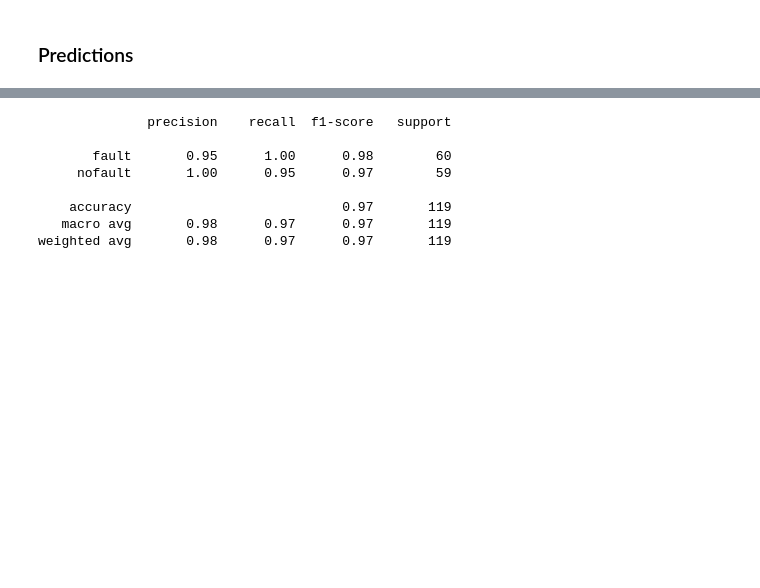
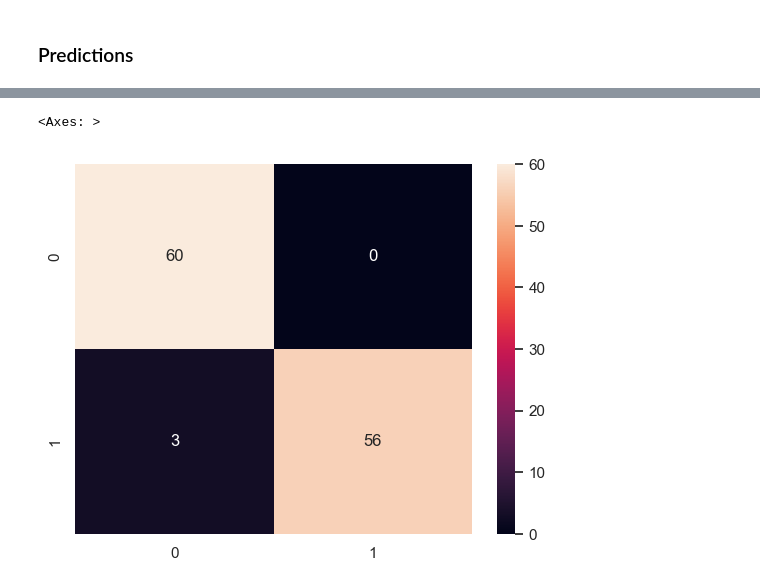
Before and after one commit to ricardo-rolo/Anomaly-Detection-with-Siamese-Neural-Nets, a Jupyter notebook: yahoo_eda.ipynb, the cells around one changed output, grey strips where cells are left out. Cells and saved outputs as stored; diff of their text form; code cells hidden in the pictures; blank space fills up the shorter version.

```diff
--- a/yahoo_eda.ipynb
+++ b/yahoo_eda.ipynb
@@ -73,6 +73,38 @@ def generate_pairs(data, labels, window_size, n_features):
     targets = np.asarray(targets)
     return left_input, right_input, targets
 
+def generate_pairs_unbalanced(data, labels, window_size, n_features):
+    ### GENERATE PAIR SAMPLES FOR SIAMESE NETWORK ###
+
+    os.environ['PYTHONHASHSEED'] = str(33)
+    np.random.seed(33)
+    random.seed(33)
+
+    left_input = []
+    right_input = []
+    targets = []
+    pairs = 5
+
+    for i in range(len(data)):
+        for _ in range(pairs):
+            compare_to = i
+            while compare_to == i:
+                compare_to = random.randint(0,len(data)-1)
+            left_input.append(data[i])
+            right_input.append(data[compare_to])
+            # targets.append(euclidean(data[i], data[compare_to]))
+            if labels[i] == 1 and labels[compare_to] == 1:
+                targets.append(0.)
+            elif labels[i] == 1 or labels[compare_to] == 1:
+                targets.append(1.)
+            else:
+                targets.append(0.)
+
+    left_input = np.asarray(left_input).reshape(-1, window_size, n_features)
+    right_input = np.asarray(right_input).reshape(-1, window_size, n_features)
+    targets = np.asarray(targets)
+    return left_input, right_input, targets
+
 def set_seed(seed):
 
     tf.random.set_seed(seed)
@@ -92,9 +124,8 @@ def SiamesNet():
         BatchNormalization(),
         LSTM(64, activation='relu', return_sequences=True,
              input_shape=(window_size, n_features)),
-        LSTM(16, activation='relu', return_sequences=True,
-             input_shape=(window_size, n_features)),
-        LSTM(8, activation='relu')
+        LSTM(16, activation='relu',
+             input_shape=(window_size, n_features))
     ])
 
     encoded_l = lstmnet(left_input)
@@ -136,5 +169,5 @@ test_left_input, test_right_input, test_targets = generate_pairs(test_windows, t
 siamese_net = SiamesNet()
 siamese_net.compile(loss="binary_crossentropy", optimizer=Adam(learning_rate=1e-3), metrics=['accuracy'])
 
-siamese_net.fit([train_left_input, train_right_input], train_targets, validation_split=0.15, epochs=50)
+siamese_net.fit([train_left_input, train_right_input], train_targets, validation_split=0.15, epochs=25)
 # %% [output]
@@ -190,13 +263,7 @@ real = ['fault' if i == 1 else 'nofault' for i in test_targets]
 #     real.append('nofault' if i == 0 else 'fault')
 #     print(i)
 # %%
-print(classification_report(real, pred))
+sns.heatmap(confusion_matrix(real, pred), annot=True)
 # %% [output]
-              precision    recall  f1-score   support
-
-       fault       0.95      1.00      0.98        60
-     nofault       1.00      0.95      0.97        59
-
-    accuracy                           0.97       119
-   macro avg       0.98      0.97      0.97       119
-weighted avg       0.98      0.97      0.97       119
+<Axes: >
+[figure, added]
```
Also changed, not shown: parts of 6 cells of this notebook.
